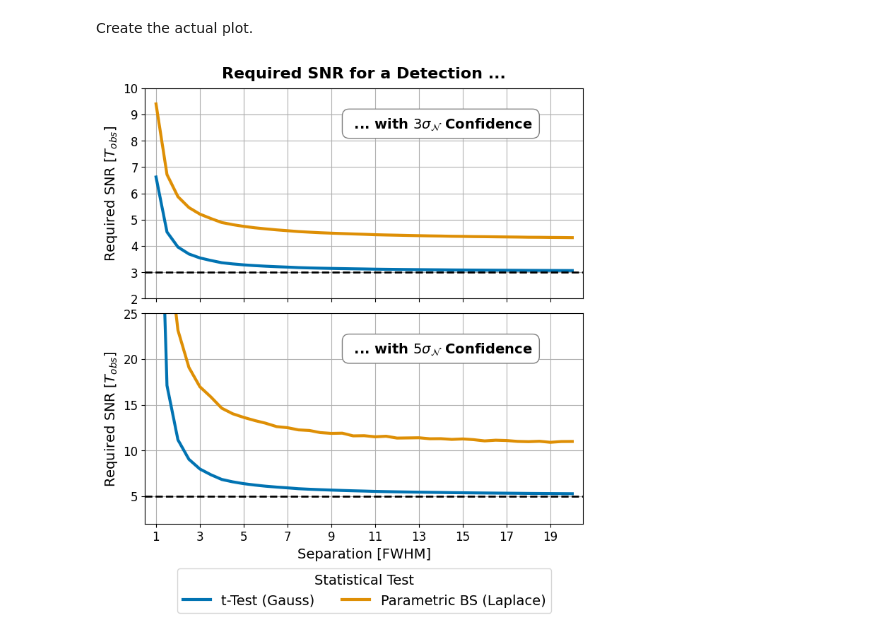
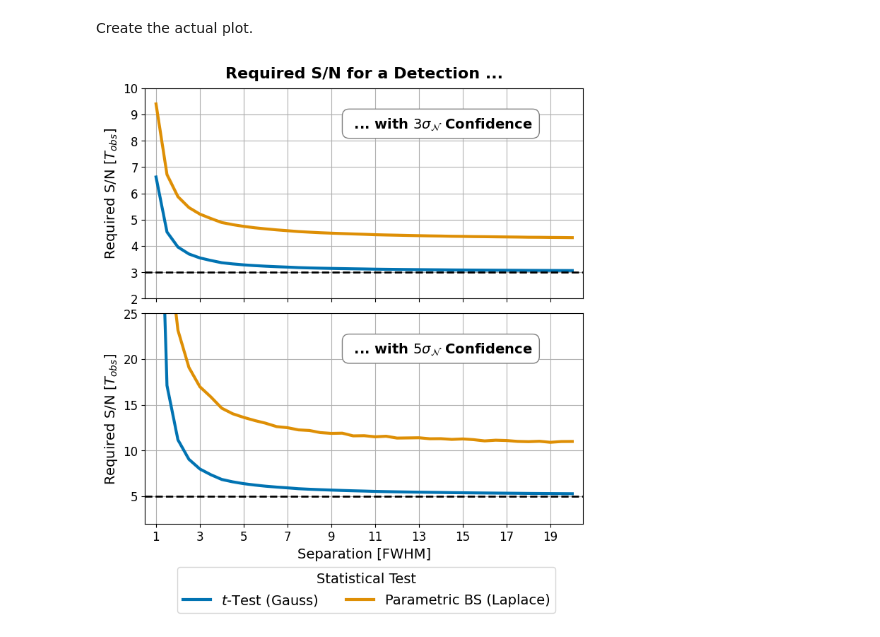
Before and after one commit to markusbonse/applefy, a Jupyter notebook: docs/source/04_apples_with_apples/paper_experiments/08_required_SNR.ipynb, the cells around one changed output. Cells and saved outputs as stored; diff of their text form; code cells hidden in the pictures.

```diff
--- a/docs/source/04_apples_with_apples/paper_experiments/08_required_SNR.ipynb
+++ b/docs/source/04_apples_with_apples/paper_experiments/08_required_SNR.ipynb
@@ -97,7 +97,7 @@ def plot_snr(results_ttest,
 
     axis_in.plot(separations_lambda_D,
                  results_ttest,
-                 label="t-Test (Gauss)",
+                 label="$t$-Test (Gauss)",
                  color=color_palette[0],
                  lw=3)
 
@@ -155,34 +155,34 @@ axis_rq_T3.set_xticks(np.arange(1, 20, 2))
 axis_rq_T5.set_xticks(np.arange(1, 20, 2))
 
 axis_rq_T3.tick_params(
     axis='both', which='major', labelsize=12)
 axis_rq_T5.tick_params(
     axis='both', which='major', labelsize=12)
 
 # 4.) Set Labels  -------------------------------------------
 plt.setp(axis_rq_T3.get_xticklabels(), visible=False)
 
 axis_rq_T5.set_xlabel(r"Separation [FWHM]", size=14)
-axis_rq_T5.set_ylabel(r"Required SNR [$T_{obs}$]", size=14)
-axis_rq_T3.set_ylabel(r"Required SNR [$T_{obs}$]", size=14)
+axis_rq_T5.set_ylabel(r"Required S/N [$T_{obs}$]", size=14)
+axis_rq_T3.set_ylabel(r"Required S/N [$T_{obs}$]", size=14)
 
-axis_rq_T3.set_title("Required SNR for a Detection ...",
+axis_rq_T3.set_title("Required S/N for a Detection ...",
                      fontsize=16, fontweight="bold", y=1.02)
 
 # 5.) Legend  -----------------------------------------------
 handles, labels = axis_rq_T5.get_legend_handles_labels()
 
 leg1 = fig.legend(handles, labels,
                   bbox_to_anchor=(0.17, -0.06),
                   fontsize=14,
                   title="Statistical Test",
                   loc='lower left', ncol=2)
 plt.setp(leg1.get_title(),fontsize=14)
 
 # 5.) Save the Plot  ----------------------------------------
 fig.patch.set_facecolor('white')
 plt.savefig("./08_Required_SNR.pdf",
             bbox_extra_artists=(leg1,),
             bbox_inches='tight')
 # %% [output]
-[figure, old version]
+[figure, new version]
```
Also changed, not shown: parts of 1 cell of this notebook, 6 other files.
